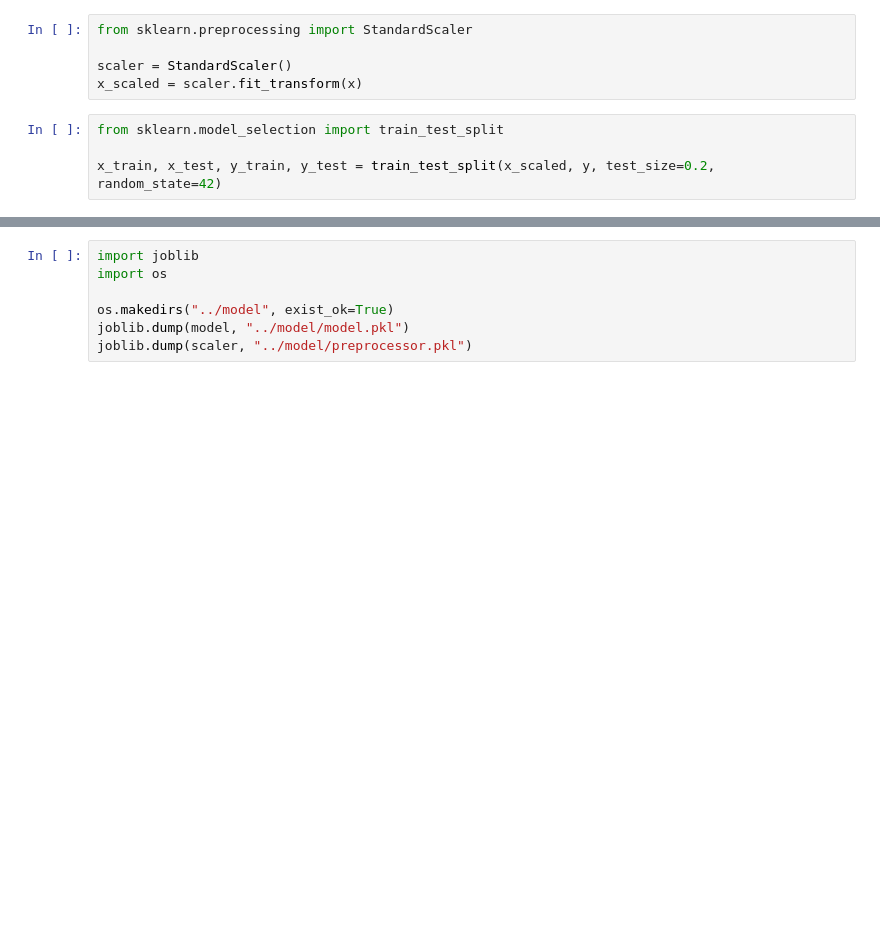
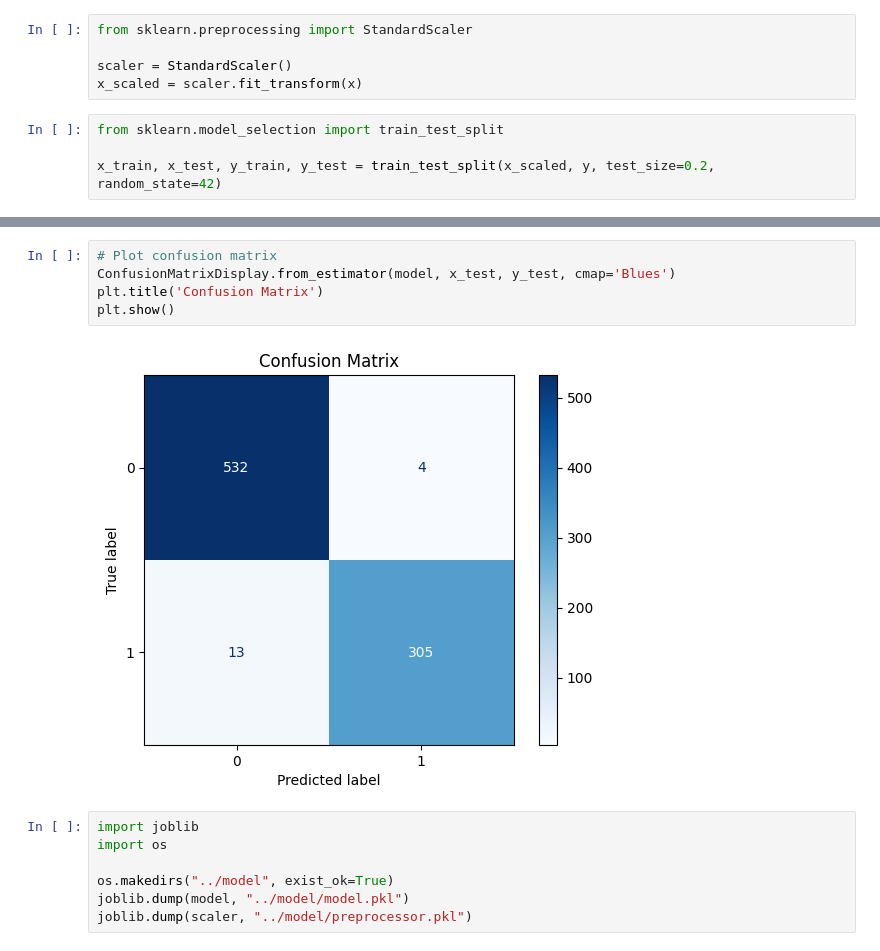
Before and after one commit to prakashwaddar628/loan_approval, a Jupyter notebook: backend/train_model/train_model.ipynb, the cells around one changed output, grey strips where cells are left out. Drawn from its saved outputs; the diff is of its cells as text; blank space fills up the shorter version.

```diff
--- a/backend/train_model/train_model.ipynb
+++ b/backend/train_model/train_model.ipynb
@@ -99,3 +90,10 @@ plt.show()
+# %%
+# Plot confusion matrix
+ConfusionMatrixDisplay.from_estimator(model, x_test, y_test, cmap='Blues')
+plt.title('Confusion Matrix')
+plt.show()
+# %% [output]
+[figure, added]
 # %%
 import joblib
 import os
```
Also changed, not shown: parts of 4 cells of this notebook, 1 other file.
